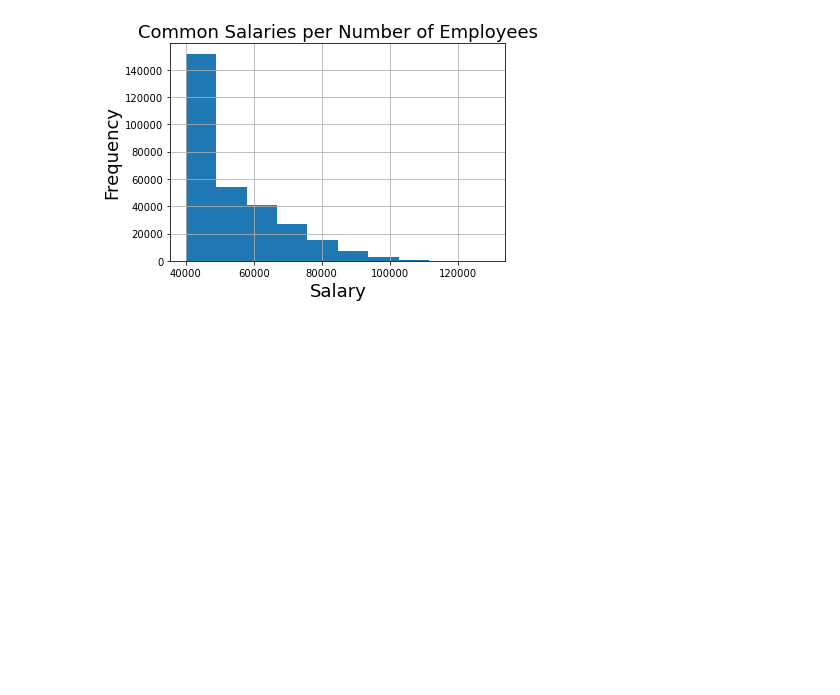
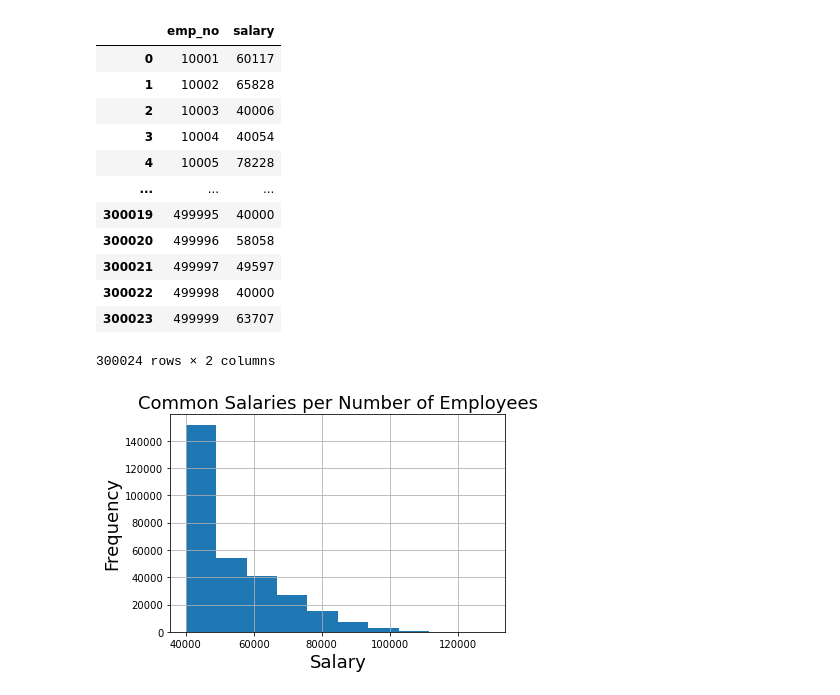
Before and after one commit to blt1339/sql-challenge, a Jupyter notebook: EmployeeSQL/Bonus.ipynb, the cells around one changed output. Drawn from its saved outputs; the diff is of its cells as text; code cells hidden in the pictures; blank space fills up the shorter version.

Commit message:
add dropna to Bonsu and start working on README.md.

```diff
--- a/EmployeeSQL/Bonus.ipynb
+++ b/EmployeeSQL/Bonus.ipynb
@@ -13,3 +29,19 @@ salaries_df = pd.read_sql_table('salaries', connection)
+# %%
+salaries_df.dropna()
+# %% [output]
+|  | emp_no | salary |
+| 0 | 10001 | 60117 |
+| 1 | 10002 | 65828 |
+| 2 | 10003 | 40006 |
+| 3 | 10004 | 40054 |
+| 4 | 10005 | 78228 |
+| ... | ... | ... |
+| 300019 | 499995 | 40000 |
+| 300020 | 499996 | 58058 |
+| 300021 | 499997 | 49597 |
+| 300022 | 499998 | 40000 |
+| 300023 | 499999 | 63707 |
+300024 rows × 2 columns
 # %%
 # create a list of all of the salaries
 all_salaries = salaries_df['salary']
```
Also changed, not shown: parts of 4 cells of this notebook, 3 other files.
